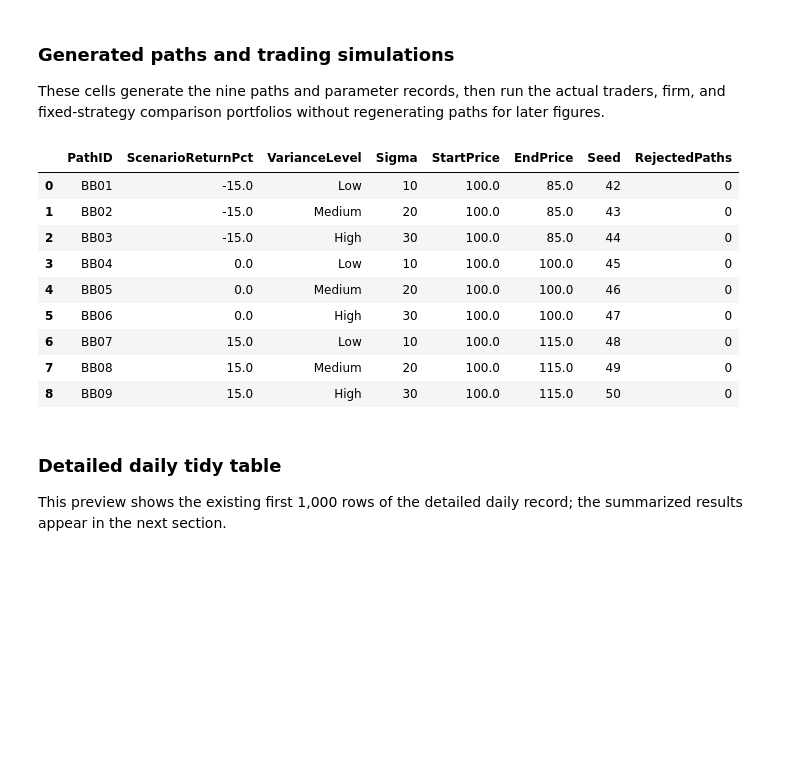
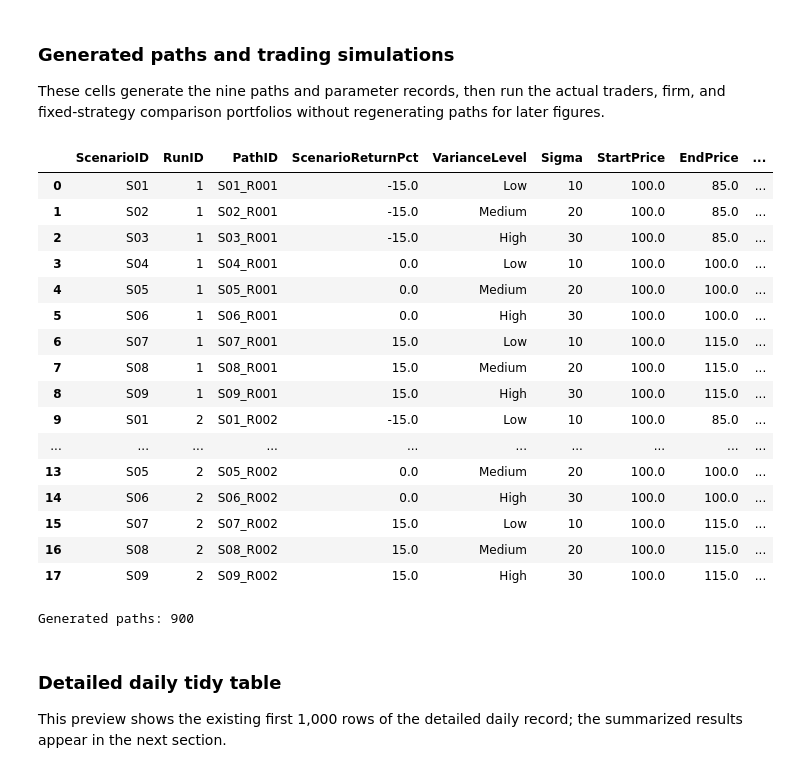
Before and after one commit to nickhazzard13/financial_ants, a Jupyter notebook: brownian_two_trader.ipynb, the cells around one changed output. Cells and saved outputs as stored; diff of their text form; code cells hidden in the pictures; blank space fills up the shorter version.

```diff
--- a/brownian_two_trader.ipynb
+++ b/brownian_two_trader.ipynb
@@ -238,6 +238,7 @@ END_DATE = "2024-12-31"
 RETURN_SCENARIOS = [-0.15, 0.0, 0.15]
 FLUCTUATION_LEVELS = [("Low", 10), ("Medium", 20), ("High", 30)]
 BASE_SEED = 42
+PATHS_PER_COMBINATION = 100
 
 calendar_file = Path("data/spy_2024_with_warmup.csv")
 output_folder = Path("data/brownian_two_trader")
@@ -660,11 +661,18 @@ price_paths = {}
 bridge_points = {}
 parameter_records = []
 
-for scenario_return in RETURN_SCENARIOS:
-    for level, sigma in FLUCTUATION_LEVELS:
-        path_number = len(parameter_records) + 1
-        path_id = f"BB{path_number:02d}"
-        seed = BASE_SEED + path_number - 1
+# RunID 1 keeps the original nine seeds and paths in the existing combination order
+for run_id in range(1, PATHS_PER_COMBINATION + 1):
+    for combination_index, (scenario_return, (level, sigma)) in enumerate(
+        (
+            (scenario_return, level_sigma)
+            for scenario_return in RETURN_SCENARIOS
+            for level_sigma in FLUCTUATION_LEVELS
+        )
+    ):
+        scenario_id = f"S{combination_index + 1:02d}"
+        path_id = f"{scenario_id}_R{run_id:03d}"
+        seed = BASE_SEED + 9 * (run_id - 1) + combination_index
         ending_price = START_PRICE * (1 + scenario_return)
 
         time, path, rejected = make_bridge(
@@ -697,47 +705,59 @@ for scenario_return in RETURN_SCENARIOS:
         bridge_points[path_id] = (time, path)
 
         parameter_records.append({
+            "ScenarioID": scenario_id,
+            "RunID": run_id,
             "PathID": path_id,
             "ScenarioReturnPct": 100 * scenario_return,
             "VarianceLevel": level,
             "Sigma": sigma,
             "DiffusionVariance": sigma ** 2,
             "UnconditionedMidpointVariance": sigma ** 2 / 4,
             "Seed": seed,
             "RejectedPaths": rejected,
             "StartPrice": START_PRICE,
             "EndPrice": ending_price,
             "TradingDays": NUMBER_OF_DAYS,
             "TradingFrequencyDays": 1,
             "LookbackDays": 1,
             "ReviewFrequency": "Weekly",
             "FirmStartingCapital": STARTING_CASH,
             "TraderStartingCapital": STARTING_CASH / 2,
             "NumberOfTraders": 2,
             "NumberOfStrategies": 2,
             "BridgeType": "Price Brownian bridge",
             "WarmupClose": START_PRICE,
             "EvaluationStart": str(trading_dates[0].date()),
             "EvaluationEnd": str(trading_dates[-1].date()),
         })
 
 parameters = pd.DataFrame(parameter_records)
 
 display(parameters[[
-    "PathID", "ScenarioReturnPct", "VarianceLevel",
-    "Sigma", "StartPrice", "EndPrice", "Seed", "RejectedPaths",
-]])
+    "ScenarioID", "RunID", "PathID", "ScenarioReturnPct",
+    "VarianceLevel", "Sigma", "StartPrice", "EndPrice", "Seed",
+    "RejectedPaths",
+]].head(18))
+print("Generated paths:", len(parameters))
 # %% [output]
-|  | PathID | ScenarioReturnPct | VarianceLevel | Sigma | StartPrice | EndPrice | Seed | RejectedPaths |
-| 0 | BB01 | -15.0 | Low | 10 | 100.0 | 85.0 | 42 | 0 |
-| 1 | BB02 | -15.0 | Medium | 20 | 100.0 | 85.0 | 43 | 0 |
-| 2 | BB03 | -15.0 | High | 30 | 100.0 | 85.0 | 44 | 0 |
-| 3 | BB04 | 0.0 | Low | 10 | 100.0 | 100.0 | 45 | 0 |
-| 4 | BB05 | 0.0 | Medium | 20 | 100.0 | 100.0 | 46 | 0 |
-| 5 | BB06 | 0.0 | High | 30 | 100.0 | 100.0 | 47 | 0 |
-| 6 | BB07 | 15.0 | Low | 10 | 100.0 | 115.0 | 48 | 0 |
-| 7 | BB08 | 15.0 | Medium | 20 | 100.0 | 115.0 | 49 | 0 |
-| 8 | BB09 | 15.0 | High | 30 | 100.0 | 115.0 | 50 | 0 |
+|  | ScenarioID | RunID | PathID | ScenarioReturnPct | VarianceLevel | Sigma | StartPrice | EndPrice | ... |
+| 0 | S01 | 1 | S01_R001 | -15.0 | Low | 10 | 100.0 | 85.0 | ... |
+| 1 | S02 | 1 | S02_R001 | -15.0 | Medium | 20 | 100.0 | 85.0 | ... |
+| 2 | S03 | 1 | S03_R001 | -15.0 | High | 30 | 100.0 | 85.0 | ... |
+| 3 | S04 | 1 | S04_R001 | 0.0 | Low | 10 | 100.0 | 100.0 | ... |
+| 4 | S05 | 1 | S05_R001 | 0.0 | Medium | 20 | 100.0 | 100.0 | ... |
+| 5 | S06 | 1 | S06_R001 | 0.0 | High | 30 | 100.0 | 100.0 | ... |
+| 6 | S07 | 1 | S07_R001 | 15.0 | Low | 10 | 100.0 | 115.0 | ... |
+| 7 | S08 | 1 | S08_R001 | 15.0 | Medium | 20 | 100.0 | 115.0 | ... |
+| 8 | S09 | 1 | S09_R001 | 15.0 | High | 30 | 100.0 | 115.0 | ... |
+| 9 | S01 | 2 | S01_R002 | -15.0 | Low | 10 | 100.0 | 85.0 | ... |
+| ... | ... | ... | ... | ... | ... | ... | ... | ... | ... |
+| 13 | S05 | 2 | S05_R002 | 0.0 | Medium | 20 | 100.0 | 100.0 | ... |
+| 14 | S06 | 2 | S06_R002 | 0.0 | High | 30 | 100.0 | 100.0 | ... |
+| 15 | S07 | 2 | S07_R002 | 15.0 | Low | 10 | 100.0 | 115.0 | ... |
+| 16 | S08 | 2 | S08_R002 | 15.0 | Medium | 20 | 100.0 | 115.0 | ... |
+| 17 | S09 | 2 | S09_R002 | 15.0 | High | 30 | 100.0 | 115.0 | ... |
+Generated paths: 900
 # %% [markdown]
 ### Detailed daily tidy table
 
```
Also changed, not shown: parts of 10 cells of this notebook.
